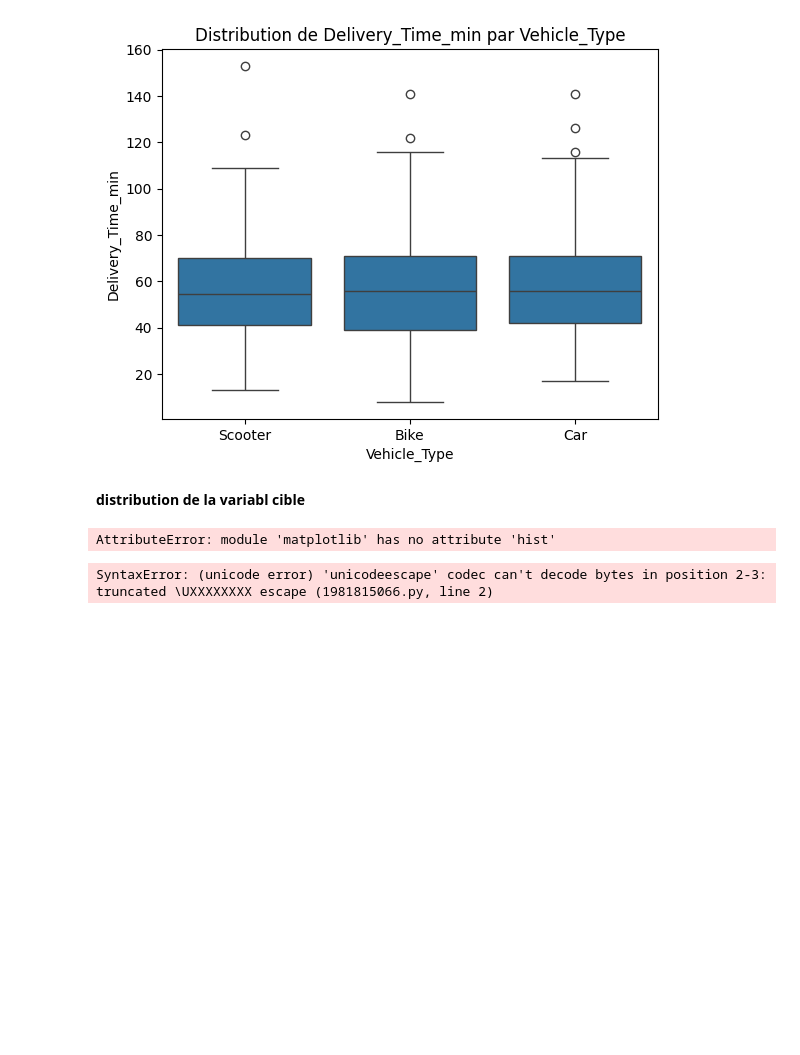
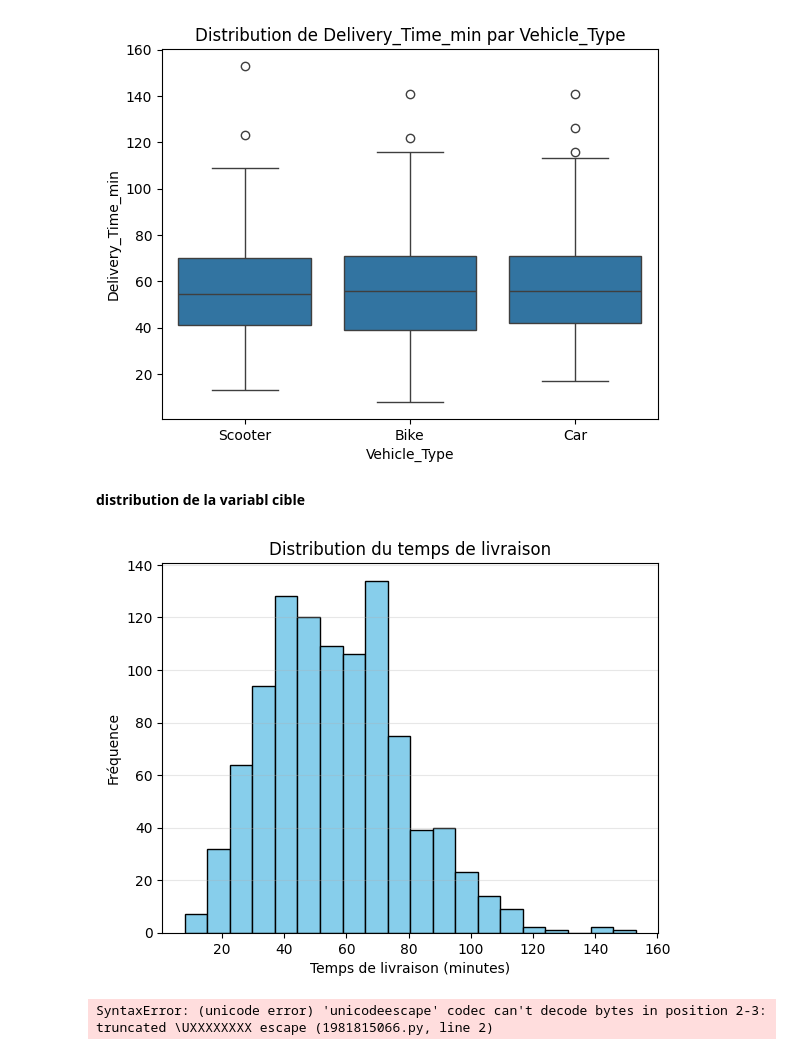
Before and after one commit to Maryemelb/prediction_du_Temps_de_Livraison, a Jupyter notebook: Nootbooks/EDA.ipynb, the cells around one changed output. Drawn from its saved outputs; the diff is of its cells as text; code cells hidden in the pictures; blank space fills up the shorter version.

```diff
--- a/Nootbooks/EDA.ipynb
+++ b/Nootbooks/EDA.ipynb
@@ -142,10 +142,15 @@ for col in categorial_columns:
 [figure]
 # %% [markdown]
 **distribution de la variabl cible**
-# %%
-plt.hist( x=data['Delivery_Time_min'])
-# %% [output]
-AttributeError: module 'matplotlib' has no attribute 'hist'
+# %%
+plt.hist(data['Delivery_Time_min'], bins=20, color='skyblue', edgecolor='black')
+plt.title('Distribution du temps de livraison')
+plt.xlabel('Temps de livraison (minutes)')
+plt.ylabel('Fréquence')
+plt.grid(axis='y', alpha=0.3)
+plt.show()
+# %% [output]
+[figure, added]
 # %%
 import sys
 sys.path.append('C:\Users\hp\Documents\projects\simplon_projects\prediction_du_Temps_de_Livraison')
```
Also changed, not shown: 2 other files.
